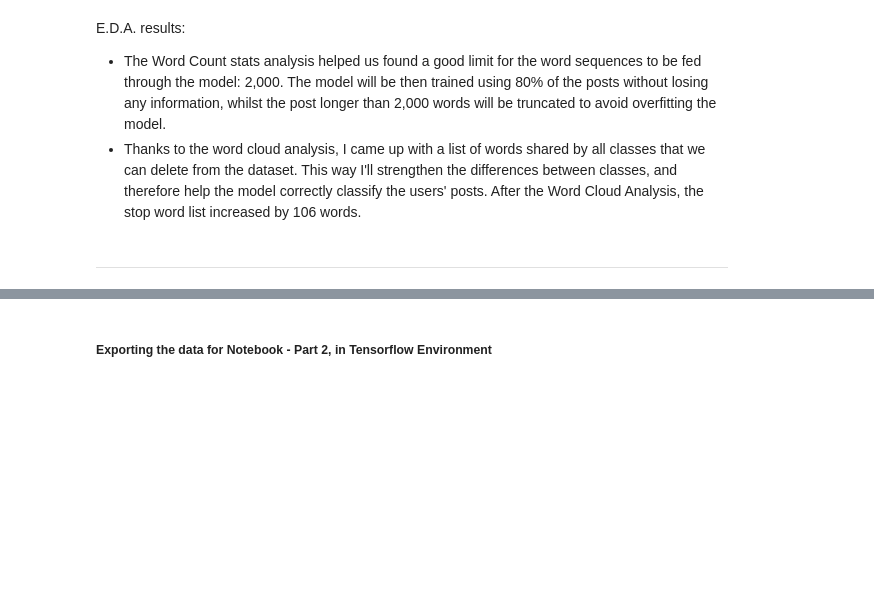
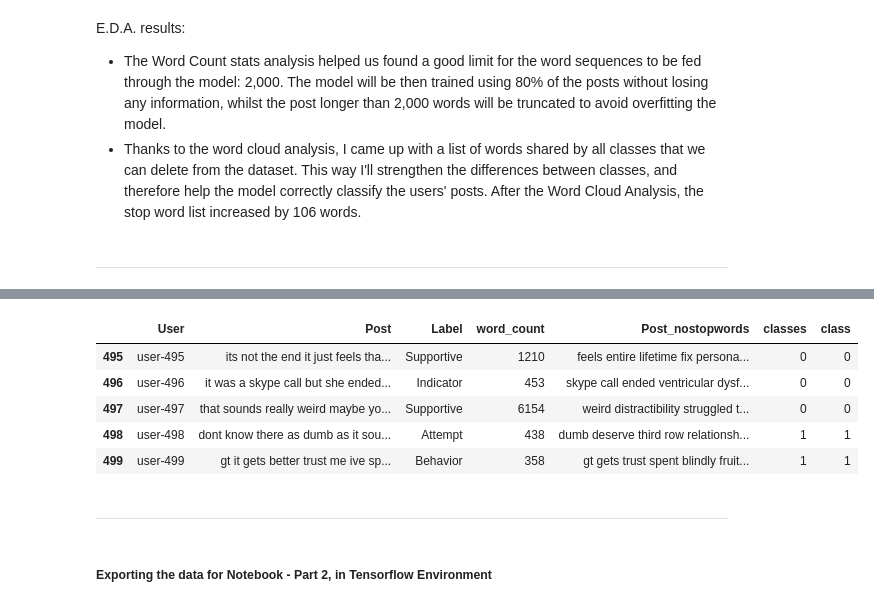
Before and after one commit to SebastianoDenegri/Targeted_Suicide_Intervention, a Jupyter notebook: Reddit_Users_Classification_part_1.ipynb, the cells around one changed output, grey strips where cells are left out. Drawn from its saved outputs; the diff is of its cells as text; code cells hidden in the pictures; blank space fills up the shorter version.

```diff
--- a/Reddit_Users_Classification_part_1.ipynb
+++ b/Reddit_Users_Classification_part_1.ipynb
@@ -740,3 +750,14 @@ E.D.A. results:
+# %%
+data.tail()
+# %% [output]
+|  | User | Post | Label | word_count | Post_nostopwords | classes | class |
+| 495 | user-495 | its not the end it just feels tha... | Supportive | 1210 | feels entire lifetime fix persona... | 0 | 0 |
+| 496 | user-496 | it was a skype call but she ended... | Indicator | 453 | skype call ended ventricular dysf... | 0 | 0 |
+| 497 | user-497 | that sounds really weird maybe yo... | Supportive | 6154 | weird distractibility struggled t... | 0 | 0 |
+| 498 | user-498 | dont know there as dumb as it sou... | Attempt | 438 | dumb deserve third row relationsh... | 1 | 1 |
+| 499 | user-499 | gt it gets better trust me ive sp... | Behavior | 358 | gt gets trust spent blindly fruit... | 1 | 1 |
+# %% [markdown]
+---
 # %% [markdown]
 ##### Exporting the data for Notebook - Part 2, in Tensorflow Environment
 # %%
```
Also changed, not shown: parts of 3 cells of this notebook, 3 other files.
